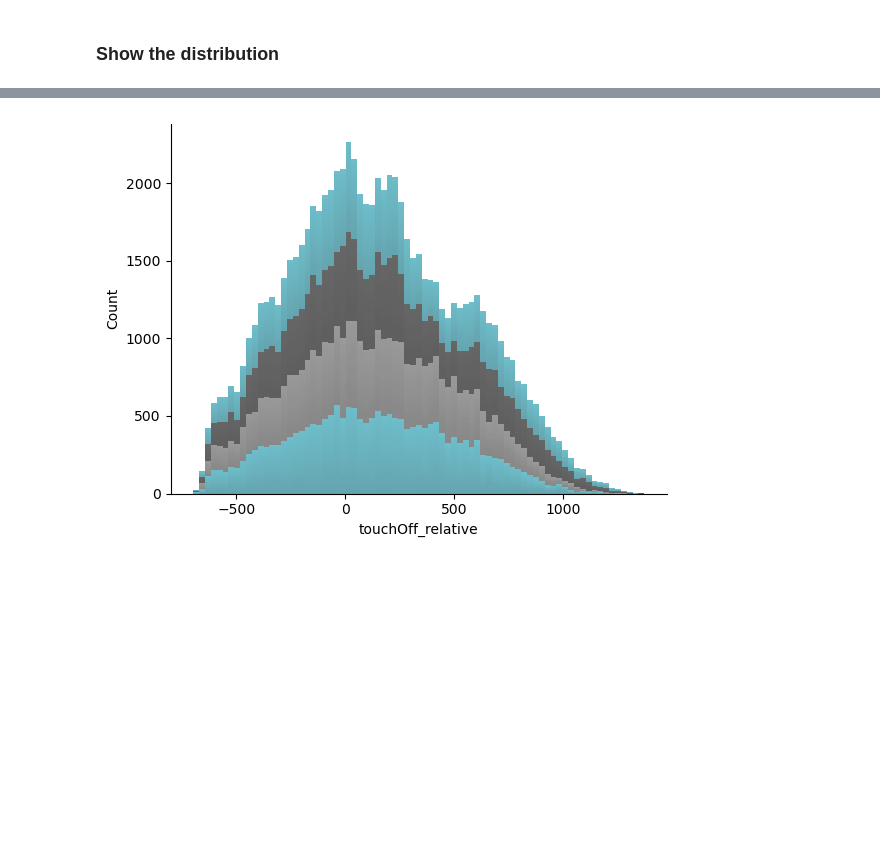
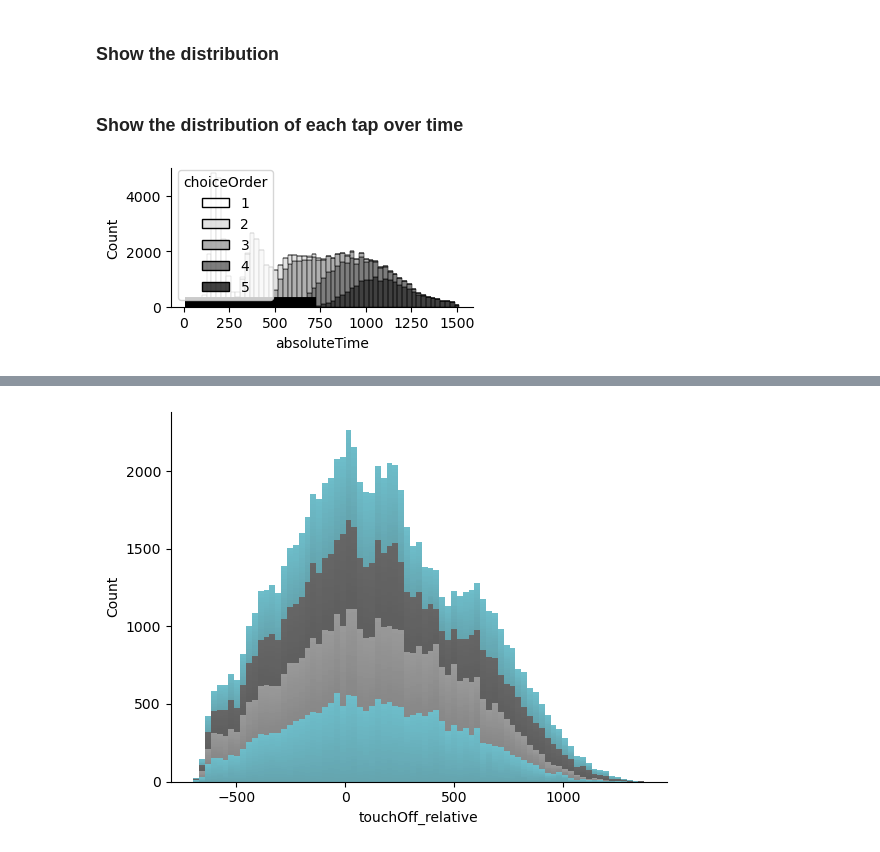
Before and after one commit to ClaraKuper/rapid_movement_inhibition, a Jupyter notebook: scripts/remote/scripts_background/Main Analysis.ipynb, the cells around one changed output, grey strips where cells are left out. Cells and saved outputs as stored; diff of their text form; code cells hidden in the pictures; blank space fills up the shorter version.

```diff
--- a/scripts/remote/scripts_background/Main Analysis.ipynb
+++ b/scripts/remote/scripts_background/Main Analysis.ipynb
@@ -163,0 +166,21 @@ time_col = 'touchOff_relative'
+# %% [markdown]
+### Show the distribution of each tap over time
+# %%
+fig, axs = plt.subplots(1,1, figsize = (3.9, 1.8))
+nonull_data = trial_data[trial_data.choiceOrder!=0]
+nonull_data = nonull_data.reset_index(drop = True)
+nonull_data['absoluteTime'] = nonull_data['touchOn'] + nonull_data['flashOnTime']
+fig = sns.histplot(data=nonull_data,
+                   x = 'absoluteTime',
+                   hue = 'choiceOrder',
+                   multiple='stack',
+                   palette = 'Greys',
+                   ax = axs);
+
+plt.ylim([0,5000])
+
+null_data = trial_data[trial_data.choiceOrder==0]
+plt.hlines(100, min(null_data.flashOnTime), max(null_data.flashOnTime), color = 'black', linewidth = 10);
+plt.savefig(f'{results_path}/movement_target_distribution.svg')
+# %% [output]
+[figure, added]
```
Also changed, not shown: parts of 13 cells of this notebook, 8 other files.
